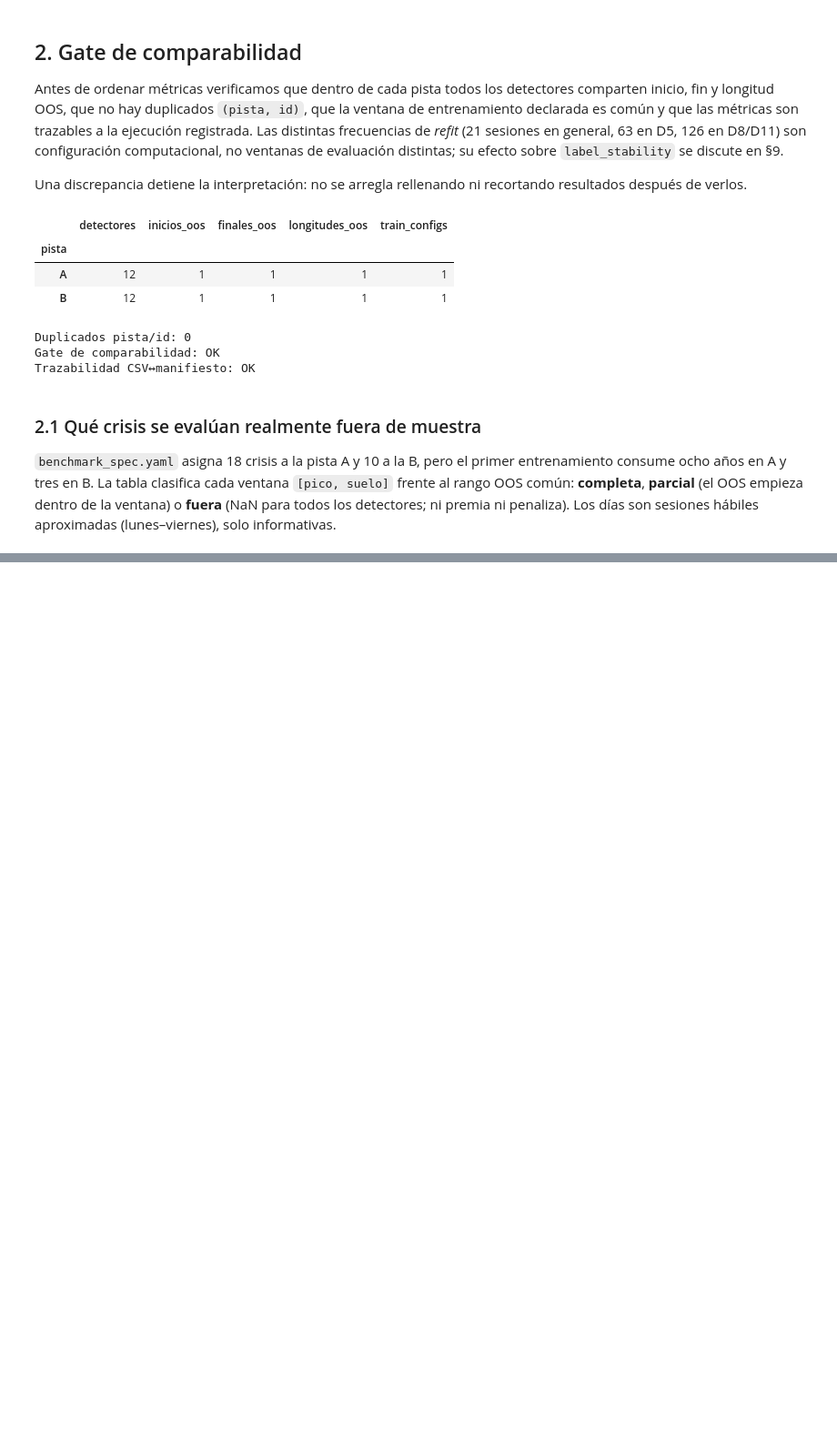
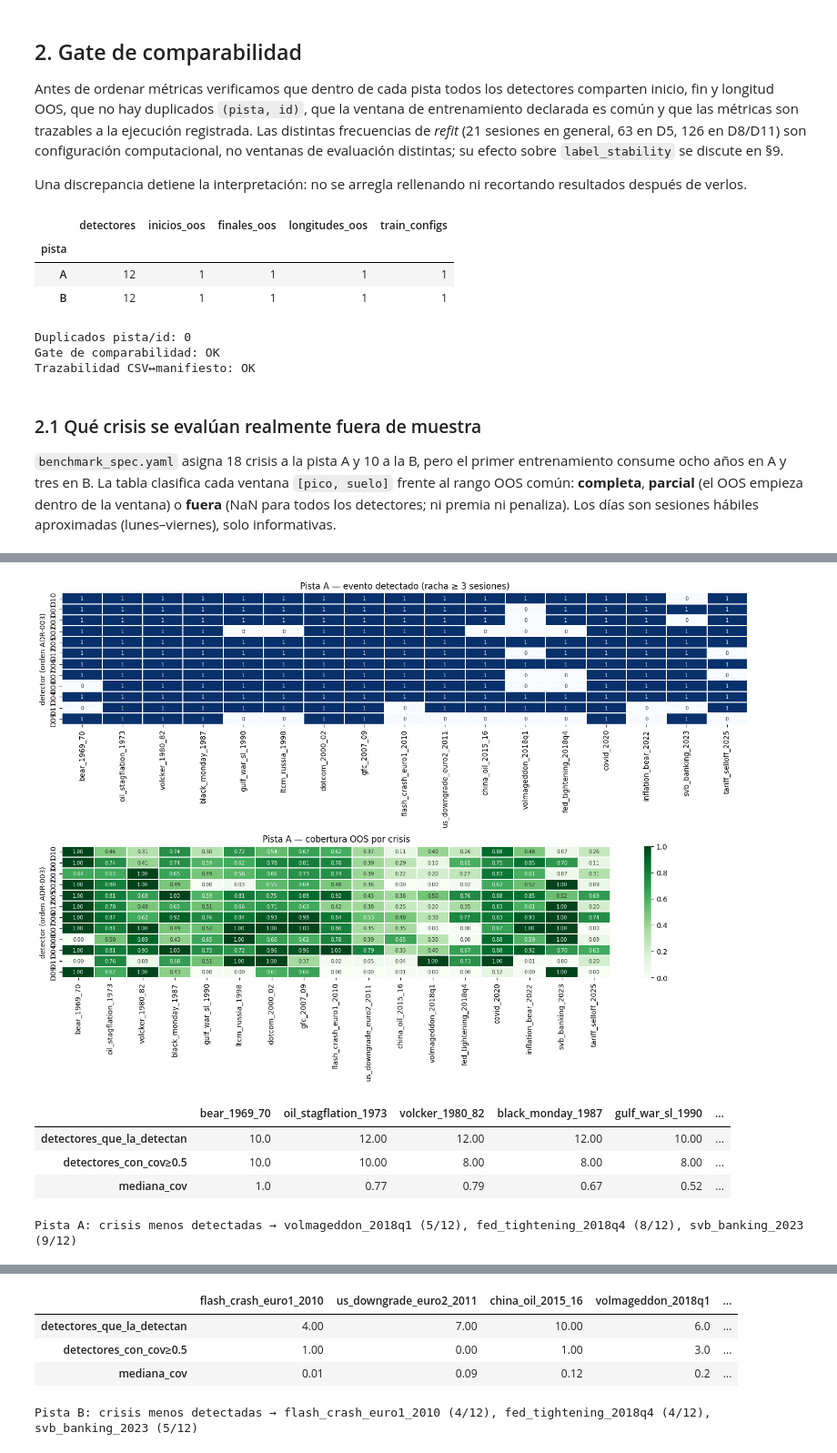
Before and after one commit to Romequinco/PRUEBAS_DETECCION_REGIMENES_DE_MERCADO_TFM, a Jupyter notebook: notebooks/05_comparacion_detectores.ipynb, the cells around one changed output, grey strips where cells are left out. Shown at 91% size. Cells and saved outputs as stored; diff of their text form; code cells hidden in the pictures; blank space fills up the shorter version.

```diff
--- a/notebooks/05_comparacion_detectores.ipynb
+++ b/notebooks/05_comparacion_detectores.ipynb
@@ -673,0 +506,31 @@ combina dos mecanismos o justifica un detector nuevo.
+# %%
+if LISTO_COMPARAR:
+    for track in ['A', 'B']:
+        part = comparison[comparison.pista == track].set_index('id')
+        names = [c for c in SPEC['crisis_windows'][f'pista_{track}'] if part[f'cov_{c}'].notna().any()]
+        det = part[[f'det_ev_{c}' for c in names]].rename(columns=lambda c: c.removeprefix('det_ev_'))
+        cov = part[[f'cov_{c}' for c in names]].rename(columns=lambda c: c.removeprefix('cov_'))
+        fig, axes = plt.subplots(2, 1, figsize=(max(8, 0.65 * len(names) + 3), 10))
+        sns.heatmap(det, annot=True, fmt='.0f', cmap='Blues', vmin=0, vmax=1, cbar=False,
+                    linewidths=.3, annot_kws={'fontsize': 7}, ax=axes[0])
+        axes[0].set_title(f'Pista {track} — evento detectado (racha ≥ {PARAMS["min_run"]} sesiones)')
+        sns.heatmap(cov, annot=True, fmt='.2f', cmap='Greens', vmin=0, vmax=1,
+                    linewidths=.3, annot_kws={'fontsize': 7}, ax=axes[1])
+        axes[1].set_title(f'Pista {track} — cobertura OOS por crisis')
+        for ax in axes:
+            ax.set_xlabel(''); ax.set_ylabel('detector (orden ADR-003)')
+        fig.tight_layout(); plt.show()
+        resumen = pd.concat([det.sum().rename('detectores_que_la_detectan'),
+                             (cov >= 0.5).sum().rename('detectores_con_cov≥0.5'),
+                             cov.median().rename('mediana_cov').round(2)], axis=1).T
+        display(resumen)
+        dificiles = det.mean().sort_values().head(3)
+        print(f"Pista {track}: crisis menos detectadas → "
+              + ', '.join(f"{k} ({int(det[k].sum())}/{len(det)})" for k in dificiles.index))
+# %% [output]
+[figure, added]
+|  | bear_1969_70 | oil_stagflation_1973 | volcker_1980_82 | black_monday_1987 | gulf_war_sl_1990 | ... |
+| detectores_que_la_detectan | 10.0 | 12.00 | 12.00 | 12.00 | 10.00 | ... |
+| detectores_con_cov≥0.5 | 10.0 | 10.00 | 8.00 | 8.00 | 8.00 | ... |
+| mediana_cov | 1.0 | 0.77 | 0.79 | 0.67 | 0.52 | ... |
+Pista A: crisis menos detectadas → volmageddon_2018q1 (5/12), fed_tightening_2018q4 (8/12), svb_banking_2023 (9/12)
@@ -673,0 +538,5 @@ combina dos mecanismos o justifica un detector nuevo.
+|  | flash_crash_euro1_2010 | us_downgrade_euro2_2011 | china_oil_2015_16 | volmageddon_2018q1 | ... |
+| detectores_que_la_detectan | 4.00 | 7.00 | 10.00 | 6.0 | ... |
+| detectores_con_cov≥0.5 | 1.00 | 0.00 | 1.00 | 3.0 | ... |
+| mediana_cov | 0.01 | 0.09 | 0.12 | 0.2 | ... |
+Pista B: crisis menos detectadas → flash_crash_euro1_2010 (4/12), fed_tightening_2018q4 (4/12), svb_banking_2023 (5/12)
```
Also changed, not shown: parts of 53 cells of this notebook, 52 other files.
